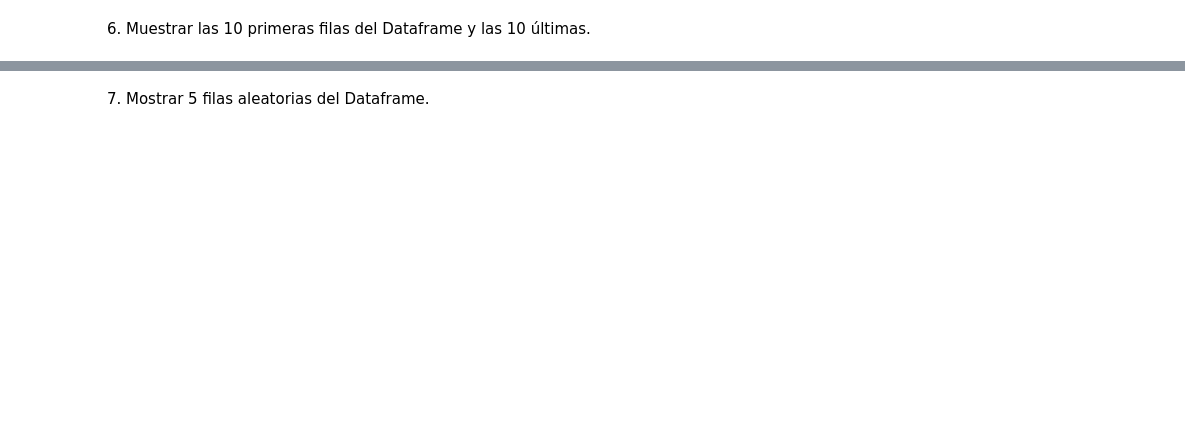
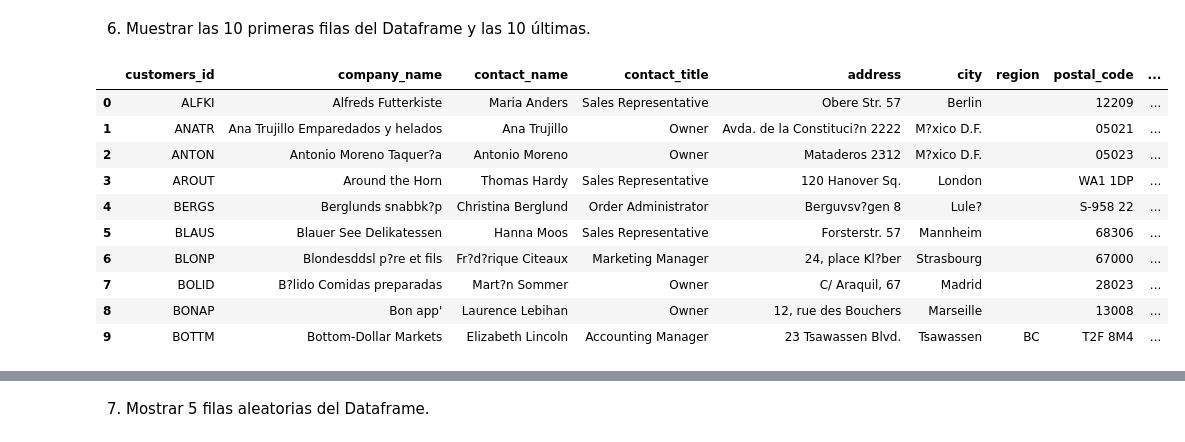
Before and after one commit to BeaDataArtist/promoi-modulo2-sprint2-pairprogramming-Ceci-Bea, a Jupyter notebook: modulo-2-ejercicios-pair-13-python-sql.ipynb, the cells around one changed output, grey strips where cells are left out. Saved outputs shown, nothing was run; the diff lists cells and outputs as text; code cells hidden in the pictures; blank space fills up the shorter version.

```diff
--- a/modulo-2-ejercicios-pair-13-python-sql.ipynb
+++ b/modulo-2-ejercicios-pair-13-python-sql.ipynb
@@ -13,2 +129,16 @@
 # %% [markdown]
 6. Muestrar las 10 primeras filas del Dataframe y las 10 últimas.
+# %%
+df.head(10)
+# %% [output]
+|  | customers_id | company_name | contact_name | contact_title | address | city | region | postal_code | ... |
+| 0 | ALFKI | Alfreds Futterkiste | Maria Anders | Sales Representative | Obere Str. 57 | Berlin |  | 12209 | ... |
+| 1 | ANATR | Ana Trujillo Emparedados y helados | Ana Trujillo | Owner | Avda. de la Constituci?n 2222 | M?xico D.F. |  | 05021 | ... |
+| 2 | ANTON | Antonio Moreno Taquer?a | Antonio Moreno | Owner | Mataderos 2312 | M?xico D.F. |  | 05023 | ... |
+| 3 | AROUT | Around the Horn | Thomas Hardy | Sales Representative | 120 Hanover Sq. | London |  | WA1 1DP | ... |
+| 4 | BERGS | Berglunds snabbk?p | Christina Berglund | Order Administrator | Berguvsv?gen 8 | Lule? |  | S-958 22 | ... |
+| 5 | BLAUS | Blauer See Delikatessen | Hanna Moos | Sales Representative | Forsterstr. 57 | Mannheim |  | 68306 | ... |
+| 6 | BLONP | Blondesddsl p?re et fils | Fr?d?rique Citeaux | Marketing Manager | 24, place Kl?ber | Strasbourg |  | 67000 | ... |
+| 7 | BOLID | B?lido Comidas preparadas | Mart?n Sommer | Owner | C/ Araquil, 67 | Madrid |  | 28023 | ... |
+| 8 | BONAP | Bon app' | Laurence Lebihan | Owner | 12, rue des Bouchers | Marseille |  | 13008 | ... |
+| 9 | BOTTM | Bottom-Dollar Markets | Elizabeth Lincoln | Accounting Manager | 23 Tsawassen Blvd. | Tsawassen | BC | T2F 8M4 | ... |
```
Also changed, not shown: parts of 11 cells of this notebook.
